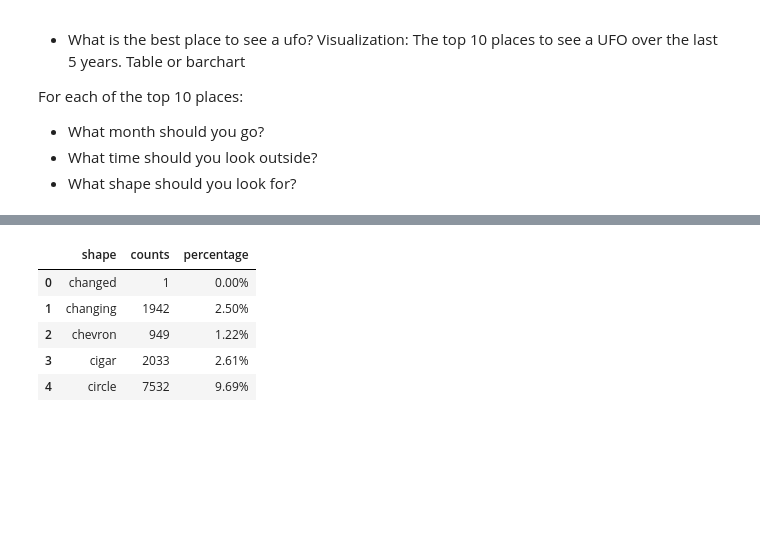
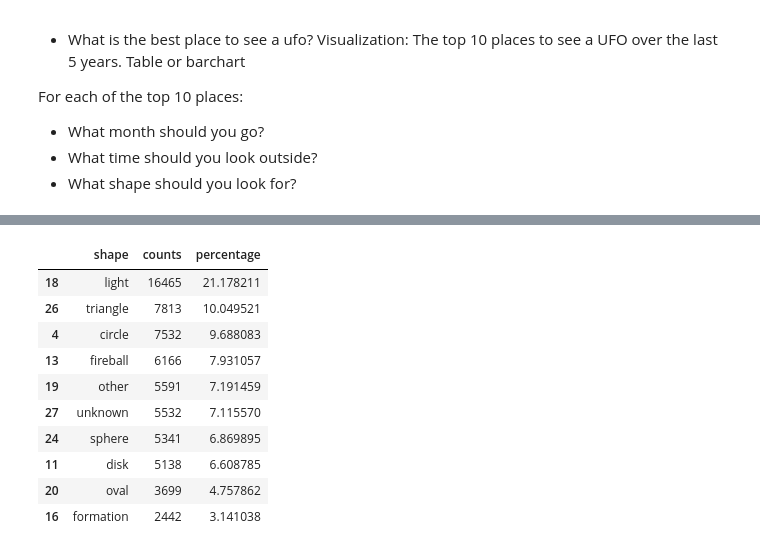
Before and after one commit to DouglasMatheny/GroupProject1, a Jupyter notebook: UFO_Data_Exploration.ipynb, the cells around one changed output, grey strips where cells are left out. Saved outputs shown, nothing was run; the diff lists cells and outputs as text; code cells hidden in the pictures; blank space fills up the shorter version.

```diff
--- a/UFO_Data_Exploration.ipynb
+++ b/UFO_Data_Exploration.ipynb
@@ -61,6 +61,5 @@ ufo_df['month'] = ufo_df['datetime'].dt.month
 ufo_df['day'] = ufo_df['datetime'].dt.day
 ufo_df['hour'] = ufo_df['datetime'].dt.hour
 ufo_df['minute'] = ufo_df['datetime'].dt.minute
-ufo_df['weekday'] = ufo_df['datetime'].dt.weekday()
 ufo_df.head()
 # %% [output]
@@ -241,22 +386,25 @@ For each of the top 10 places:
 # %%
 #Create a dataframe from a group by.
 most_ufo_by_shape_df = pd.DataFrame(ufo_df.groupby(['shape'])['datetime'].count())
 most_ufo_by_shape_df.rename(inplace=True,columns={'datetime':'counts'})
 
 most_ufo_by_shape_df['percentage'] = most_ufo_by_shape_df['counts']/most_ufo_by_shape_df['counts'].sum()*100
-most_ufo_by_shape_df['percentage'] = most_ufo_by_shape_df['percentage'].map('{:,.2f}%'.format)
+#most_ufo_by_shape_df['percentage'] = most_ufo_by_shape_df['percentage'].map('{:,.2f}%'.format)
 
 most_ufo_by_shape_df = most_ufo_by_shape_df.reset_index()
 
-most_ufo_by_shape_df.head()
+most_ufo_by_shape_df1 = most_ufo_by_shape_df.sort_values(by='counts', ascending=False).head(10)
 
-# most_ufo_by_country_df1 = most_ufo_by_country_df.sort_values(by='counts', ascending=False).head(10)
-
-# most_ufo_by_country_df1.sort_values(by='counts', ascending=False)
+most_ufo_by_shape_df1.sort_values(by='counts', ascending=False)
 # %% [output]
 |  | shape | counts | percentage |
-| 0 | changed | 1 | 0.00% |
-| 1 | changing | 1942 | 2.50% |
-| 2 | chevron | 949 | 1.22% |
-| 3 | cigar | 2033 | 2.61% |
-| 4 | circle | 7532 | 9.69% |
+| 18 | light | 16465 | 21.178211 |
+| 26 | triangle | 7813 | 10.049521 |
+| 4 | circle | 7532 | 9.688083 |
+| 13 | fireball | 6166 | 7.931057 |
+| 19 | other | 5591 | 7.191459 |
+| 27 | unknown | 5532 | 7.115570 |
+| 24 | sphere | 5341 | 6.869895 |
+| 11 | disk | 5138 | 6.608785 |
+| 20 | oval | 3699 | 4.757862 |
+| 16 | formation | 2442 | 3.141038 |
```
Also changed, not shown: parts of 12 cells of this notebook, 6 other files.
